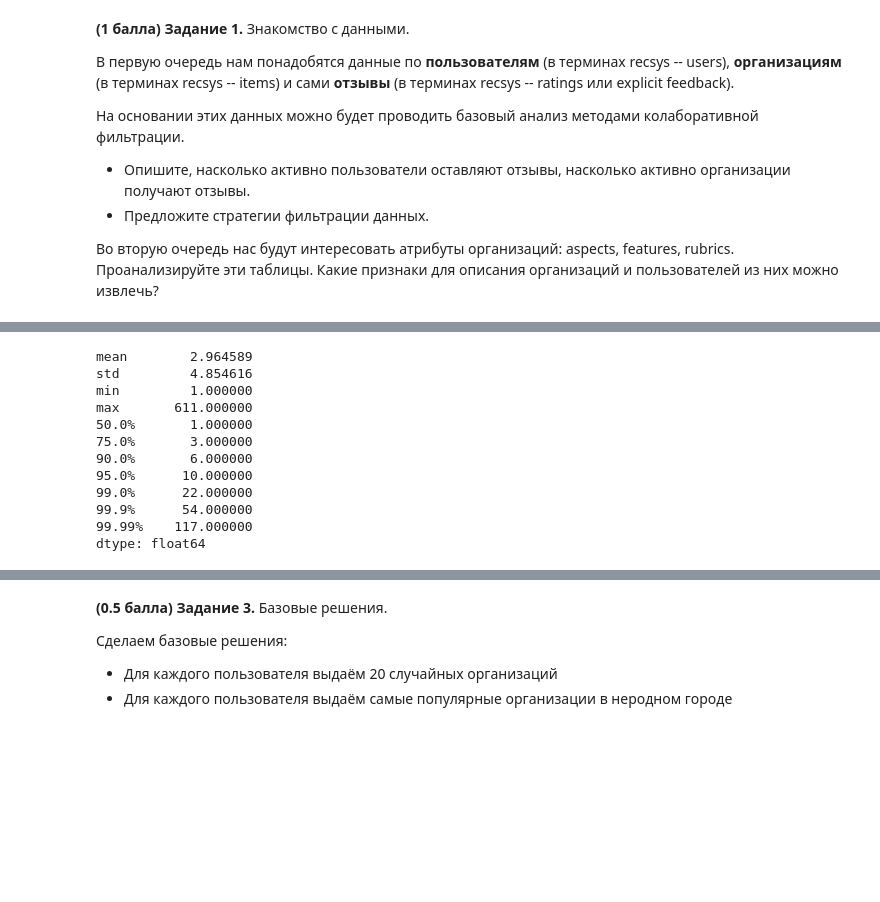
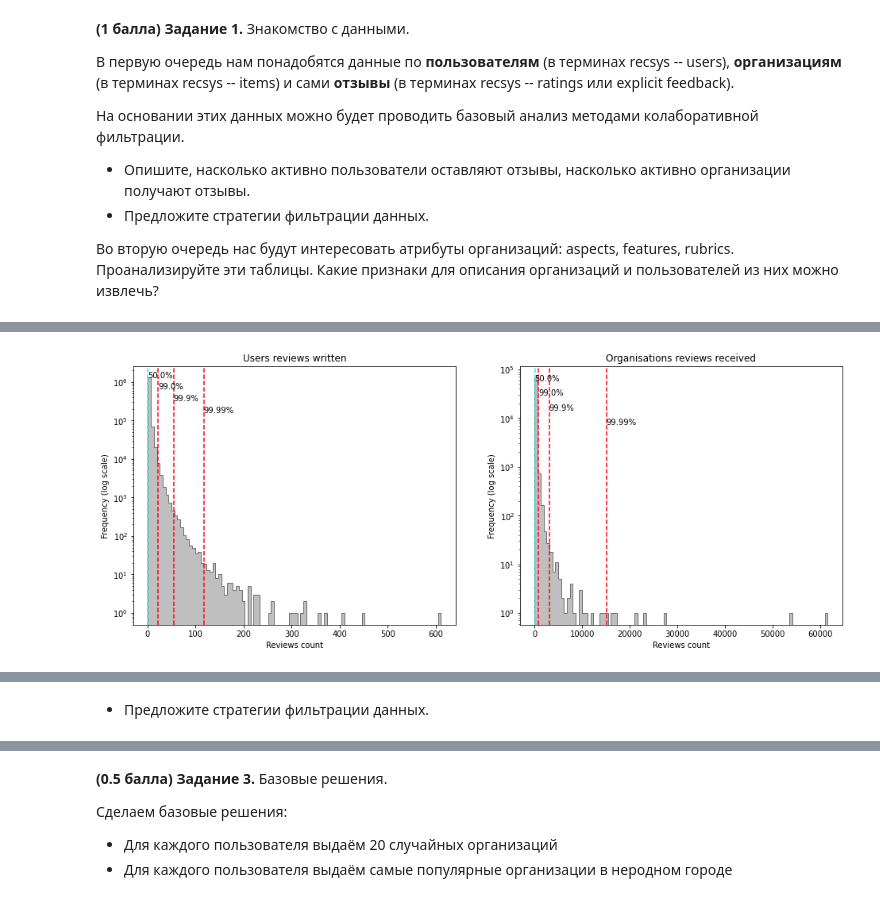
Before and after one commit to dkoshman/YSDA, a Jupyter notebook: Machine_Learning/Recomending/lab_recommending.ipynb, the cells around one changed output, grey strips where cells are left out. Cells and saved outputs as stored; diff of their text form; code cells hidden in the pictures; blank space fills up the shorter version.

```diff
--- a/Machine_Learning/Recomending/lab_recommending.ipynb
+++ b/Machine_Learning/Recomending/lab_recommending.ipynb
@@ -91,15 +139,3 @@ def describe_user_reviews_counts(users, reviews):
 # %%
-describe_user_reviews_counts(users, reviews)
+show_review_counts(users, organisations, reviews)
 # %% [output]
-mean        2.964589
-std         4.854616
-min         1.000000
-max       611.000000
-50.0%       1.000000
-75.0%       3.000000
-90.0%       6.000000
-95.0%      10.000000
-99.0%      22.000000
-99.9%      54.000000
-99.99%    117.000000
-dtype: float64
@@ -106 +145,4 @@ dtype: float64
+[figure, added]
 [interactive output not drawn]
+# %% [markdown]
+* Предложите стратегии фильтрации данных.
```
Also changed, not shown: parts of 22 cells of this notebook.
